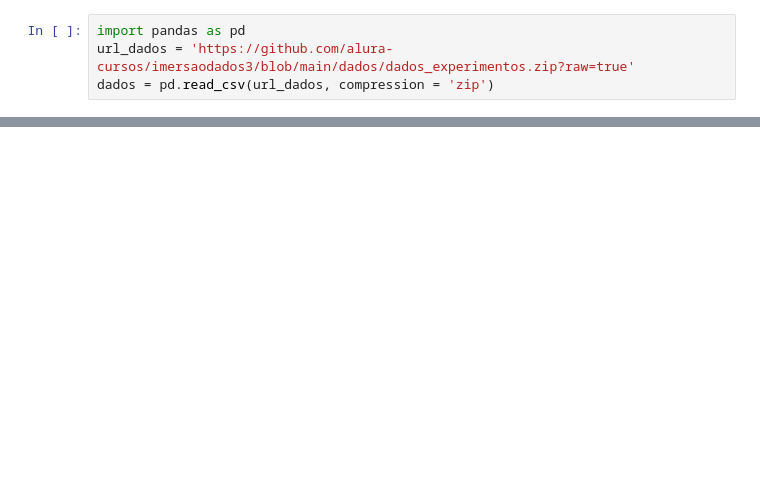
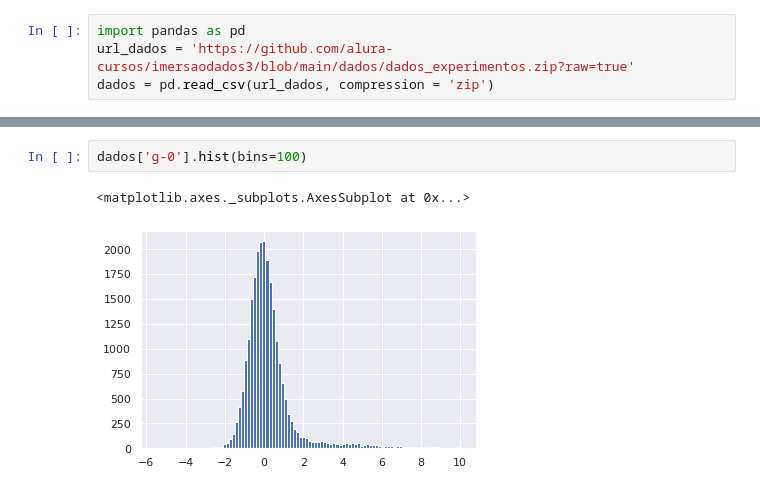
Before and after one commit to leonardo-melniski/colab, a Jupyter notebook: imersaodados3_aula2.ipynb, the cells around one changed output, grey strips where cells are left out. Saved outputs shown, nothing was run; the diff lists cells and outputs as text; blank space fills up the shorter version.

```diff
--- a/imersaodados3_aula2.ipynb
+++ b/imersaodados3_aula2.ipynb
@@ -14,0 +49,5 @@ dados = pd.read_csv(url_dados, compression = 'zip')
+# %%
+dados['g-0'].hist(bins=100)
+# %% [output]
+<matplotlib.axes._subplots.AxesSubplot at 0x...>
+[figure, added]
```
Also changed, not shown: parts of 18 cells of this notebook.
